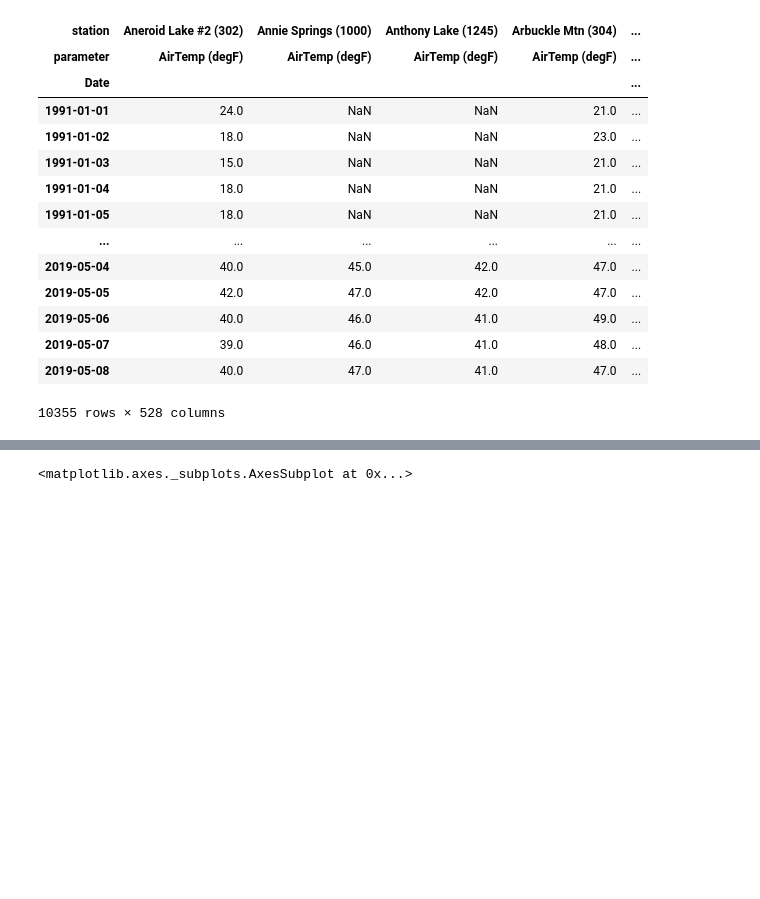
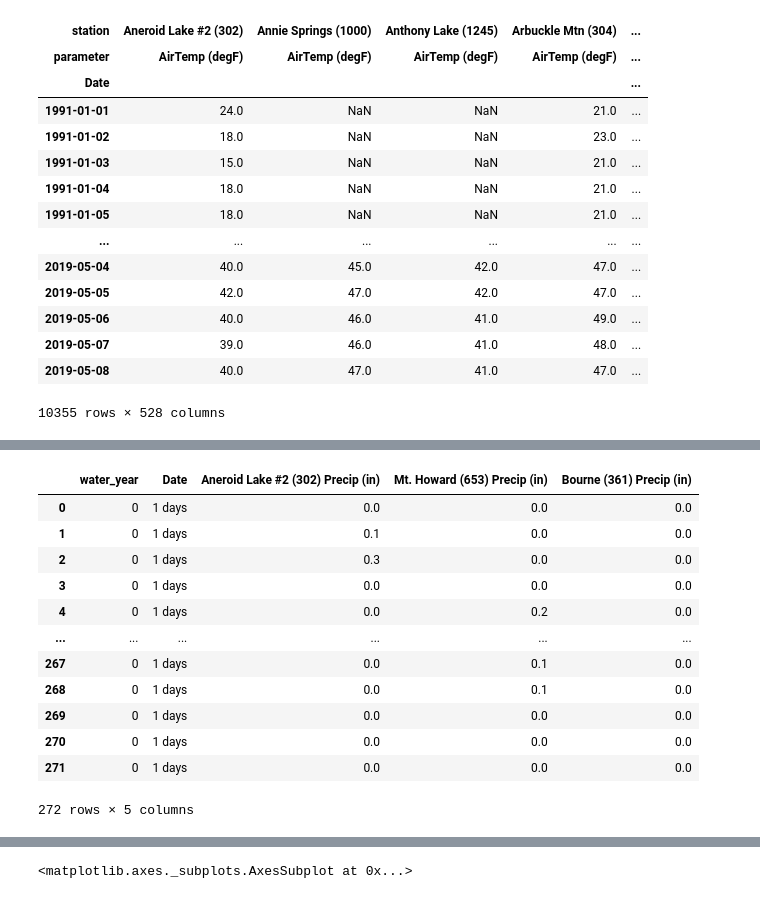
Before and after one commit to geoskimoto/SNOTEL_AnomalyDetection, a Jupyter notebook: SiteCharacterization02_05_2021.ipynb, the cells around one changed output, grey strips where cells are left out. Saved outputs shown, nothing was run; the diff lists cells and outputs as text; code cells hidden in the pictures; blank space fills up the shorter version.

```diff
--- a/SiteCharacterization02_05_2021.ipynb
+++ b/SiteCharacterization02_05_2021.ipynb
@@ -388,3 +544,19 @@ def double_mass5(site_of_interest, parameter, month, num_of_stat, time_freq):  #
+# %%
+diff[0]
+# %% [output]
+|  | water_year | Date | Aneroid Lake #2 (302) Precip (in) | Mt. Howard (653) Precip (in) | Bourne (361) Precip (in) |
+| 0 | 0 | 1 days | 0.0 | 0.0 | 0.0 |
+| 1 | 0 | 1 days | 0.1 | 0.0 | 0.0 |
+| 2 | 0 | 1 days | 0.3 | 0.0 | 0.0 |
+| 3 | 0 | 1 days | 0.0 | 0.0 | 0.0 |
+| 4 | 0 | 1 days | 0.0 | 0.2 | 0.0 |
+| ... | ... | ... | ... | ... | ... |
+| 267 | 0 | 1 days | 0.0 | 0.1 | 0.0 |
+| 268 | 0 | 1 days | 0.0 | 0.1 | 0.0 |
+| 269 | 0 | 1 days | 0.0 | 0.0 | 0.0 |
+| 270 | 0 | 1 days | 0.0 | 0.0 | 0.0 |
+| 271 | 0 | 1 days | 0.0 | 0.0 | 0.0 |
+272 rows × 5 columns
 # %%
 yr[0]
 # %% [output]
```
Also changed, not shown: parts of 14 cells of this notebook.
